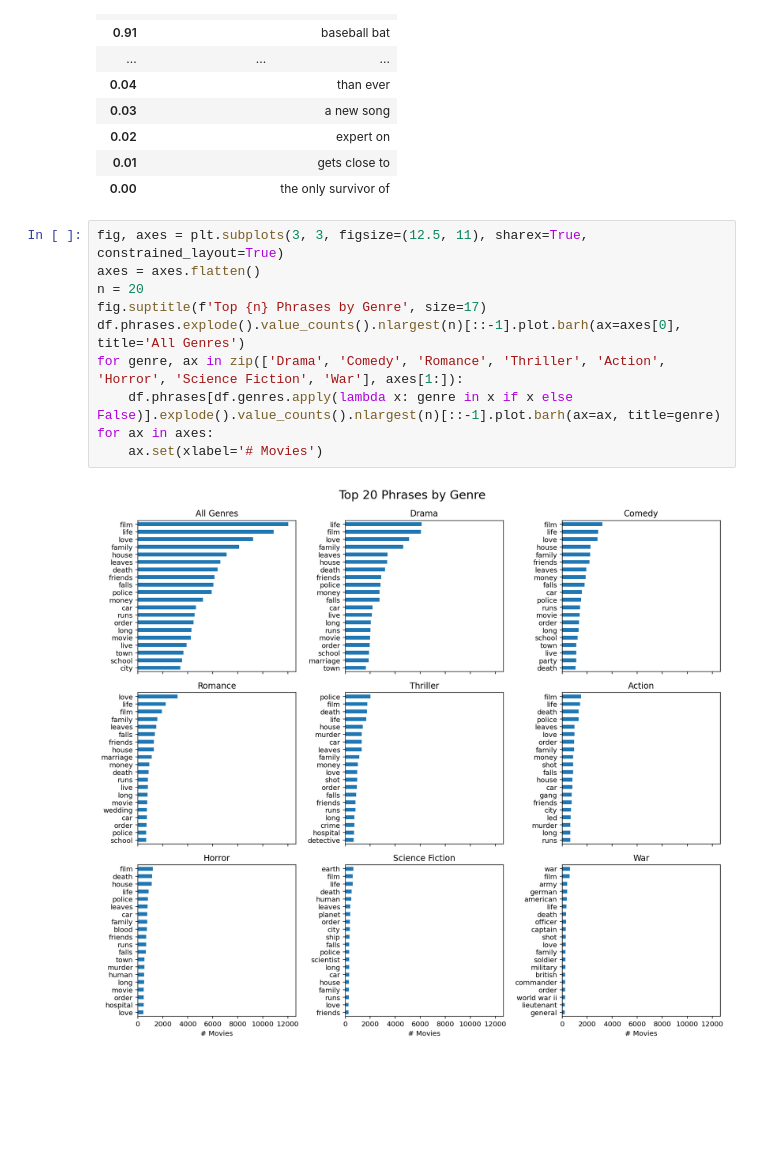
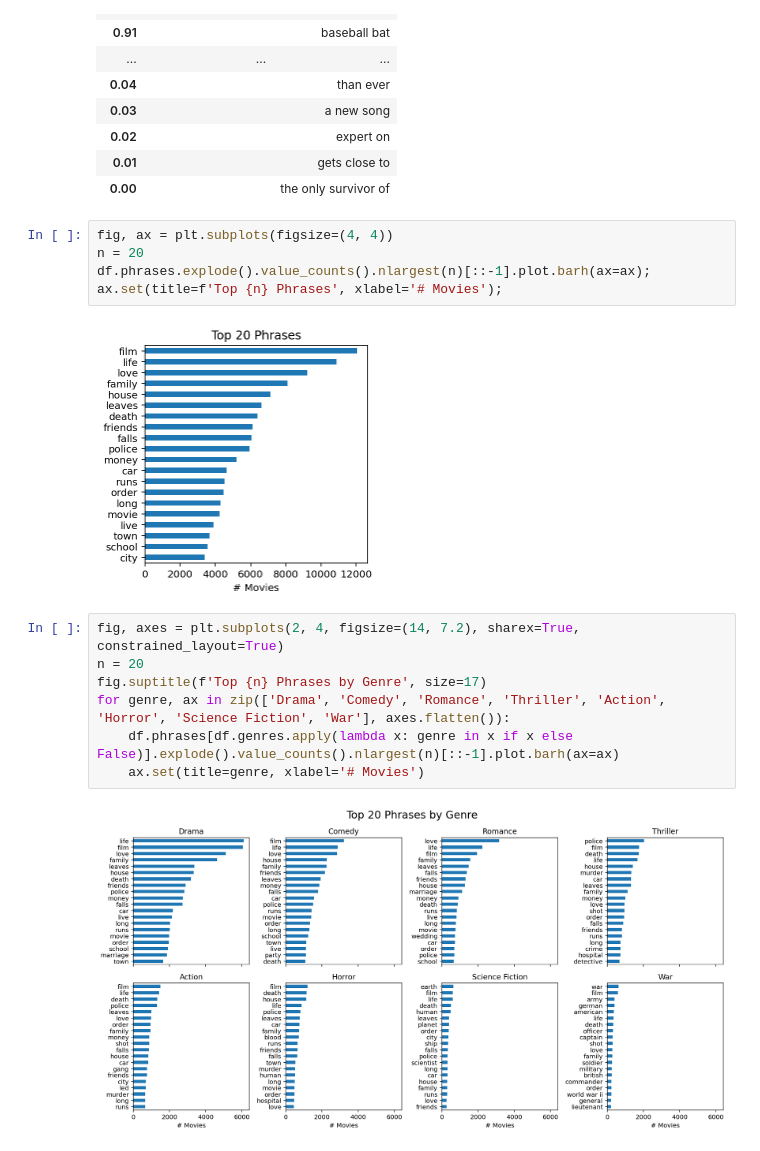
Before and after one commit to A04-Capstone-Group-02/movie-analysis, a Jupyter notebook: notebooks/eda.ipynb, the cells around one changed output. Saved outputs shown, nothing was run; the diff lists cells and outputs as text; blank space fills up the shorter version.

```diff
--- a/notebooks/eda.ipynb
+++ b/notebooks/eda.ipynb
@@ -109,15 +108,19 @@ with pd.option_context('display.max_rows', None):
 | 0.02 |  | expert on |
 | 0.01 |  | gets close to |
 | 0.00 |  | the only survivor of |
+# %%
+fig, ax = plt.subplots(figsize=(4, 4))
+n = 20
+df.phrases.explode().value_counts().nlargest(n)[::-1].plot.barh(ax=ax);
+ax.set(title=f'Top {n} Phrases', xlabel='# Movies');
+# %% [output]
+[figure, added]
 # %%
-fig, axes = plt.subplots(3, 3, figsize=(12.5, 11), sharex=True, constrained_layout=True)
-axes = axes.flatten()
+fig, axes = plt.subplots(2, 4, figsize=(14, 7.2), sharex=True, constrained_layout=True)
 n = 20
 fig.suptitle(f'Top {n} Phrases by Genre', size=17)
-df.phrases.explode().value_counts().nlargest(n)[::-1].plot.barh(ax=axes[0], title='All Genres')
-for genre, ax in zip(['Drama', 'Comedy', 'Romance', 'Thriller', 'Action', 'Horror', 'Science Fiction', 'War'], axes[1:]):
-    df.phrases[df.genres.apply(lambda x: genre in x if x else False)].explode().value_counts().nlargest(n)[::-1].plot.barh(ax=ax, title=genre)
-for ax in axes:
-    ax.set(xlabel='# Movies')
+for genre, ax in zip(['Drama', 'Comedy', 'Romance', 'Thriller', 'Action', 'Horror', 'Science Fiction', 'War'], axes.flatten()):
+    df.phrases[df.genres.apply(lambda x: genre in x if x else False)].explode().value_counts().nlargest(n)[::-1].plot.barh(ax=ax)
+    ax.set(title=genre, xlabel='# Movies')
 # %% [output]
-[figure, old version]
+[figure, new version]
```
Also changed, not shown: parts of 2 cells of this notebook.
